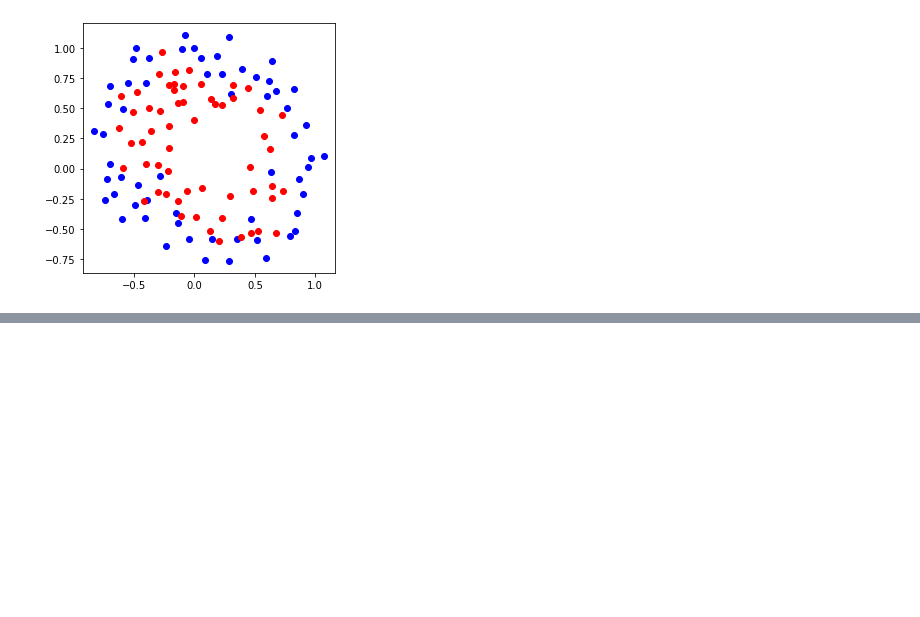
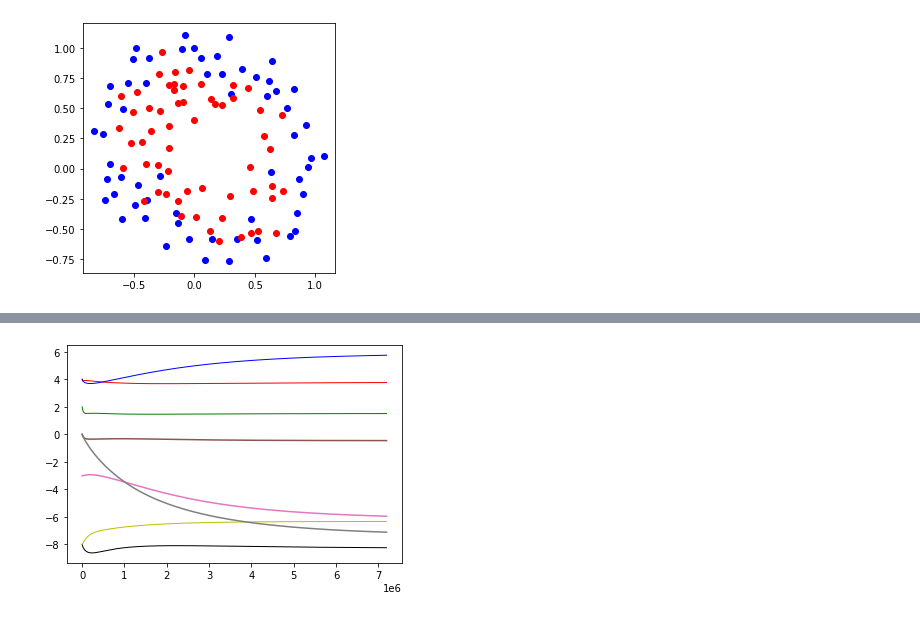
Before and after one commit to CJavaPython/AssignmentFolder, a Jupyter notebook: Assignment06/Assignment06.ipynb, the cells around one changed output, grey strips where cells are left out. Drawn from its saved outputs; the diff is of its cells as text; code cells hidden in the pictures; blank space fills up the shorter version.

```diff
--- a/Assignment06/Assignment06.ipynb
+++ b/Assignment06/Assignment06.ipynb
@@ -24,0 +69,97 @@ plt.show()
+# %%
+#x, y, label
+#세타0, 세타1, 세타2
+t0 = 4.0
+t1 = 2.0
+t2 = 4.0
+t3 = -8.0
+t4 = -8.0
+t5 = 0.0
+t6 = -3.0
+t7 = 0.0
+#sigma(z)
+sigz = 0
+#Training error
+J = 0
+
+#theta list
+t0_list = []
+t1_list = []
+t2_list = []
+t3_list = []
+t4_list = []
+t5_list = []
+t6_list = []
+t7_list = []
+#error list
+E = []
+
+#learning rate alpha(a)
+#0.1부터 0.001까지 /3 단위로 해봤으나 0.1, 0.03등 너무 큰 값에선 runtime warning : division zero, invalid value 등이 뜨며
+#0.003에선 converge하기 위한 threshold값에 너무 빨리 도달하지만 실제로는 지그재그 형태인 것으로 추정된다
+#0.001에선 아무 이상없이 threshold에 도달하였을 때 converge에 도달. 따라서 0.001이 최선의 learning rate로 보인다
+a = 0.001
+
+iter = 0
+#변화가 상당히 줄어들었을 때(굉장히 작은 값의 변화) = converge
+threshold = 0.0000001
+
+while 1:
+  #z = theta^T * X
+  z = t0 + t1 * pointX + t2 * pointY + t3 * np.power(pointX, 2) + t4 * np.power(pointY, 2) + t5 * np.power(pointX, 3) + t6 * np.power(pointY, 3) + t7 * np.power(pointX, 2) * pointY
+  #sigma(z)
+  sigz = 1 / (1 + np.exp(-z))
+  #error
+  J = np.mean( -1 * label * np.log(sigz) - (1 - label) * np.log(1 - sigz) )
+  #Threshold check을 위한 임시 값
+  tmp0 = t0
+  tmp1 = t1
+  tmp2 = t2
+  tmp3 = t3
+  tmp4 = t4
+  tmp5 = t5
+  tmp6 = t6
+  tmp7 = t7
+  #Gradient Descent
+  t0 = t0 - a * np.mean(sigz - label)
+  t1 = t1 - a * np.mean((sigz - label) * pointX)
+  t2 = t2 - a * np.mean((sigz - label) * pointY)
+  t3 = t3 - a * np.mean((sigz - label) * np.power(pointX,2))
+  t4 = t4 - a * np.mean((sigz - label) * np.power(pointY,2))
+  t5 = t5 - a * np.mean((sigz - label) * np.power(pointX,3))
+  t6 = t6 - a * np.mean((sigz - label) * np.power(pointY,3))
+  t7 = t7 - a * np.mean((sigz - label) * np.power(pointX,2) * pointY)
+  #add to list
+  t0_list.append(t0)
+  t1_list.append(t1)
+  t2_list.append(t2)
+  t3_list.append(t3)
+  t4_list.append(t4)
+  t5_list.append(t5)
+  t6_list.append(t6)
+  t7_list.append(t7)
+  E.append(J)
+  #Threshold check
+  if abs(tmp0 - t0) < threshold and abs(tmp1 - t1) < threshold and abs(tmp2 - t2) < threshold and abs(tmp3 - t3) < threshold and abs(tmp4 - t4) < threshold and abs(tmp5 - t5) < threshold and abs(tmp6 - t6) < threshold and abs(tmp7 - t7) < threshold:
+    print("iter : %d" %iter)
+    print("converge")
+    break
+
+  iter += 1
+
+t0_line = plt.plot(t0_list)
+t1_line = plt.plot(t1_list)
+t2_line = plt.plot(t2_list)
+t3_line = plt.plot(t3_list)
+t4_line = plt.plot(t4_list)
+t5_line = plt.plot(t5_list)
+t6_line = plt.plot(t6_list)
+t7_line = plt.plot(t7_list)
+
+plt.setp(t0_line, color = 'r', linewidth = 1)
+plt.setp(t1_line, color = 'g', linewidth = 1)
+plt.setp(t2_line, color = 'b', linewidth = 1)
+plt.setp(t3_line, color = 'k', linewidth = 1)
+plt.setp(t4_line, color = 'y', linewidth = 1)
+plt.show()
+# %% [output]
@@ -25,3 +168,4 @@ plt.show()
+[figure, added]
 # %%
 #x, y, label
 #세타0, 세타1, 세타2
```
Also changed, not shown: parts of 20 cells of this notebook.
